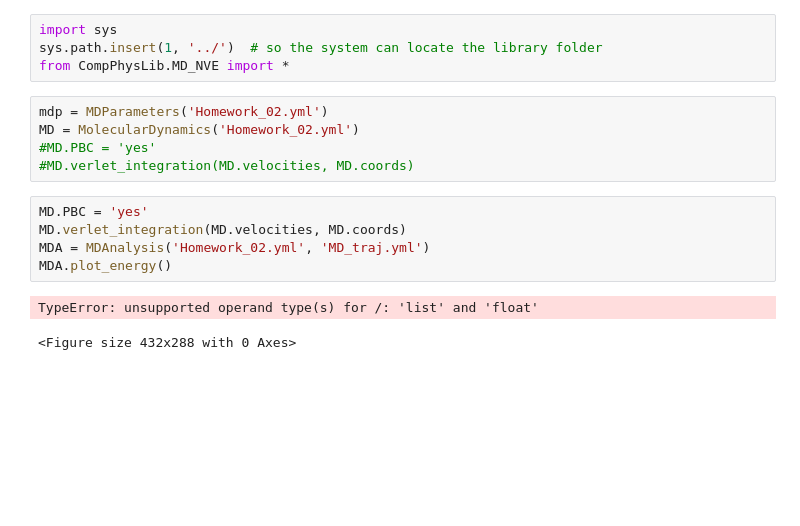
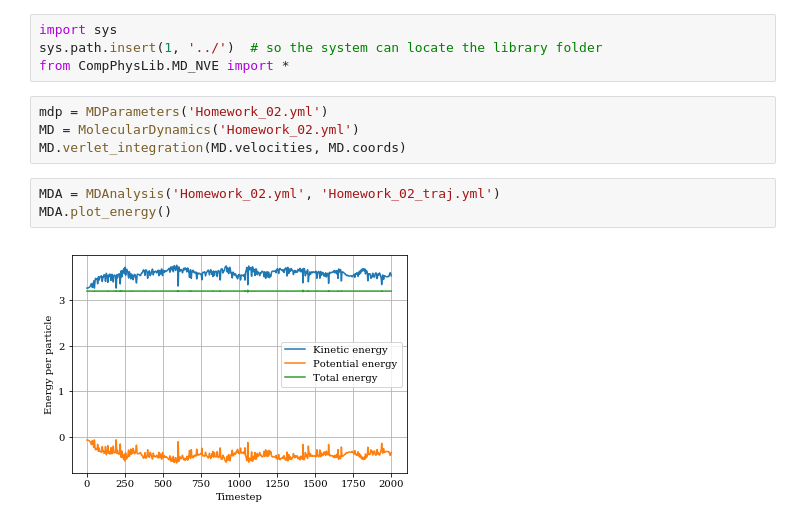
Before and after one commit to wehs7661/CompPhys, a Jupyter notebook: Homework/Homework_02.ipynb, the cells around one changed output. Drawn from its saved outputs; the diff is of its cells as text; blank space fills up the shorter version.

```diff
--- a/Homework/Homework_02.ipynb
+++ b/Homework/Homework_02.ipynb
@@ -118,13 +139,9 @@ from CompPhysLib.MD_NVE import *
 # %%
 mdp = MDParameters('Homework_02.yml')
 MD = MolecularDynamics('Homework_02.yml')
-#MD.PBC = 'yes'
-#MD.verlet_integration(MD.velocities, MD.coords)
+MD.verlet_integration(MD.velocities, MD.coords)
 # %%
-MD.PBC = 'yes'
-MD.verlet_integration(MD.velocities, MD.coords)
-MDA = MDAnalysis('Homework_02.yml', 'MD_traj.yml')
+MDA = MDAnalysis('Homework_02.yml', 'Homework_02_traj.yml')
 MDA.plot_energy()
 # %% [output]
-TypeError: unsupported operand type(s) for /: 'list' and 'float'
-<Figure size 432x288 with 0 Axes>
+[figure, added]
```
Also changed, not shown: parts of 6 cells of this notebook, 23 other files.
